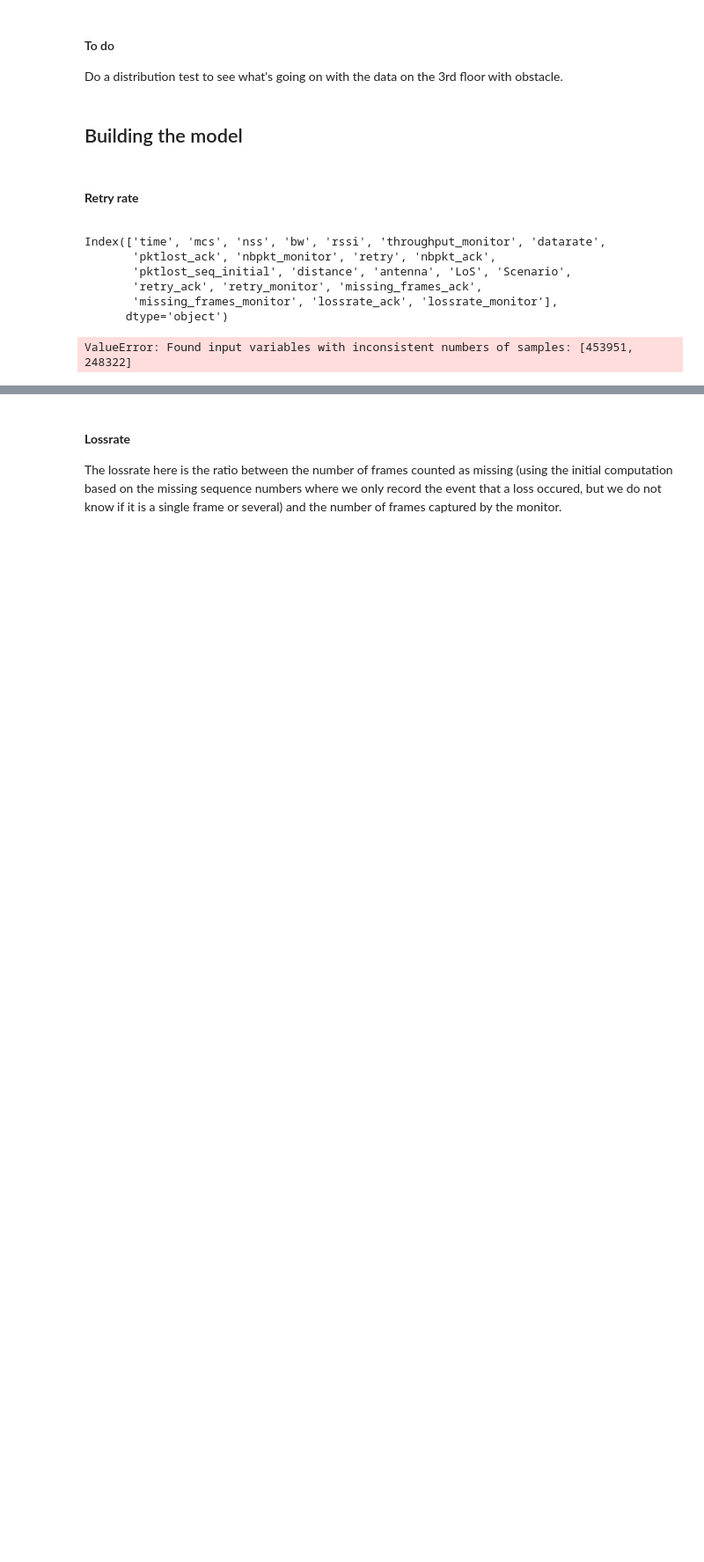
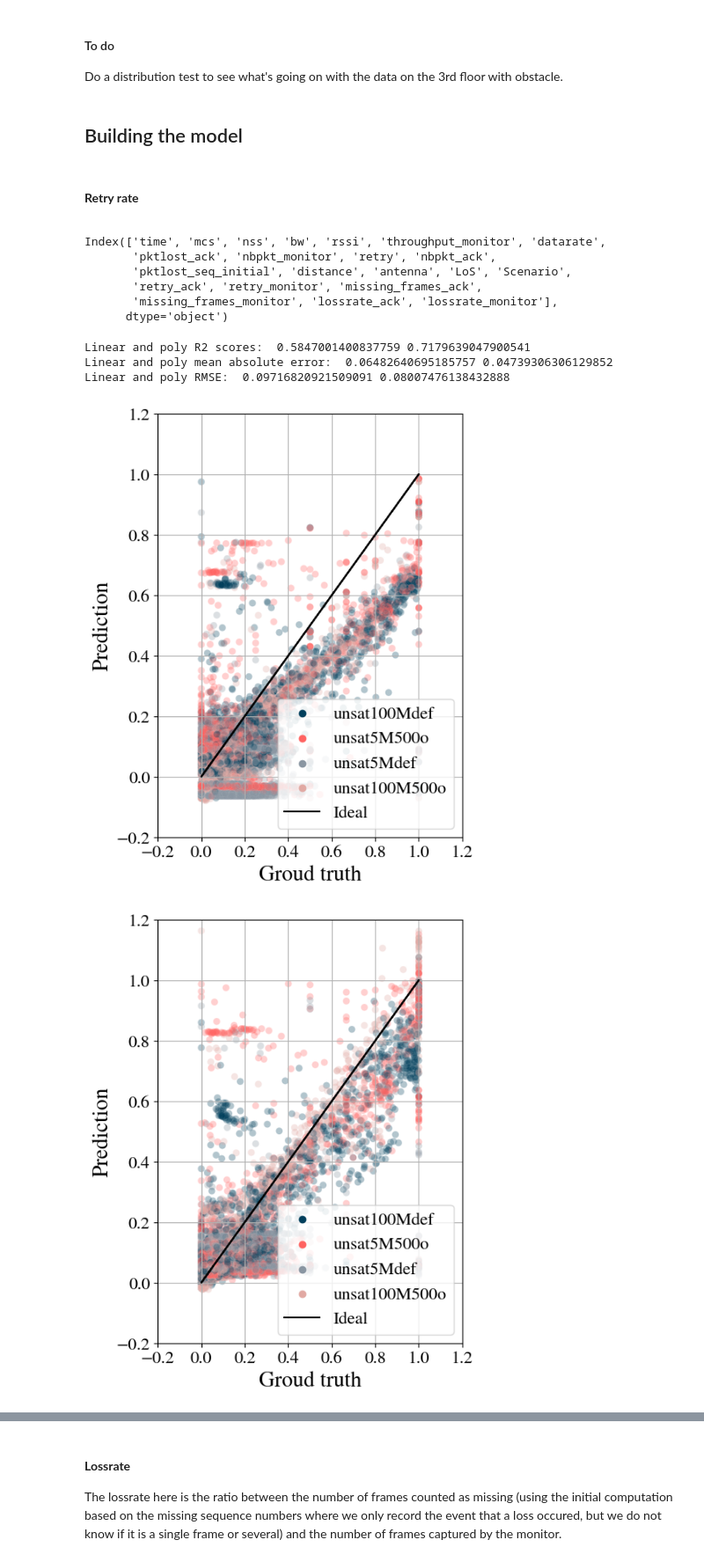
Before and after one commit to TinyTitou/wifi-ml-complete, a Jupyter notebook: complete_model.ipynb, the cells around one changed output, grey strips where cells are left out. Shown at 88% size. Cells and saved outputs as stored; diff of their text form; code cells hidden in the pictures; blank space fills up the shorter version.

Commit message:
utilisation de data frame unsat

```diff
--- a/complete_model.ipynb
+++ b/complete_model.ipynb
@@ -549,26 +549,41 @@ Index(['time', 'mcs', 'nss', 'bw', 'rssi', 'throughput_monitor', 'datarate',
 # %%
 from sklearn.model_selection import StratifiedShuffleSplit
 
-# X = data_cleaned.drop(['time', 'retry', 'retry_ack', 'retry_monitor', 'Scenario', 'LoS', 'antenna', 'mcs', 'nss', 'bw', 'throughput_monitor', 'pktlost_seq_initial'], axis=1, errors='ignore')
+#X = data_cleaned.drop(['time', 'retry', 'retry_ack', 'retry_monitor', 'Scenario', 'LoS', 'antenna', 'mcs', 'nss', 'bw', 'throughput_monitor', 'pktlost_seq_initial'], axis=1, errors='ignore')
 #X = data_cleaned[['mcs', 'nss', 'bw', 'rssi', 'datarate', 'throughput_monitor', 'nbpkt_ack']]
 #y = data_cleaned['retry_monitor'].copy()
 
 X = data_cleaned_unsat[['mcs', 'nss', 'bw', 'rssi', 'datarate', 'throughput_monitor', 'nbpkt_ack']]
 y = data_cleaned_unsat['retry_monitor'].copy()
 
 
+#split = StratifiedShuffleSplit(n_splits=1, test_size=0.2, random_state=42)
+#bins = np.linspace(0, len(data_cleaned) , 20)
+#y_binned = np.digitize(y, bins)
+#for train_index, test_index in split.split(data_cleaned, y_binned):
+#    hue_markers = data_cleaned['Scenario'].loc[test_index]
+#    X_train = X.loc[train_index]
+#    X_test = X.loc[test_index]
+#    y_train = y.loc[train_index]
+#    y_test = y.loc[test_index]
+#linear_model, poly_model, sorted_coef_linear, sorted_coef_poly, y_test_all, y_predict_poly_all =  plot_model(X_train, y_train, X_test, y_test, Ridge, [1])
+
 split = StratifiedShuffleSplit(n_splits=1, test_size=0.2, random_state=42)
-bins = np.linspace(0, len(data_cleaned) , 20)
+bins = np.linspace(0, len(data_cleaned_unsat) , 20)
 y_binned = np.digitize(y, bins)
-for train_index, test_index in split.split(data_cleaned, y_binned):
-    hue_markers = data_cleaned['Scenario'].loc[test_index]
+for train_index, test_index in split.split(data_cleaned_unsat, y_binned):
+    hue_markers = data_cleaned_unsat['Scenario'].loc[test_index]
     X_train = X.loc[train_index]
     X_test = X.loc[test_index]
     y_train = y.loc[train_index]
     y_test = y.loc[test_index]
 linear_model, poly_model, sorted_coef_linear, sorted_coef_poly, y_test_all, y_predict_poly_all =  plot_model(X_train, y_train, X_test, y_test, Ridge, [1])
 # %% [output]
-ValueError: Found input variables with inconsistent numbers of samples: [453951, 248322]
+Linear and poly R2 scores:  0.5847001400837759 0.7179639047900541
+Linear and poly mean absolute error:  0.06482640695185757 0.04739306306129852
+Linear and poly RMSE:  0.09716820921509091 0.08007476138432888
+[figure, added]
+[figure, added]
 # %%
 from sklearn.model_selection import StratifiedShuffleSplit
 
```
Also changed, not shown: parts of 5 cells of this notebook.
